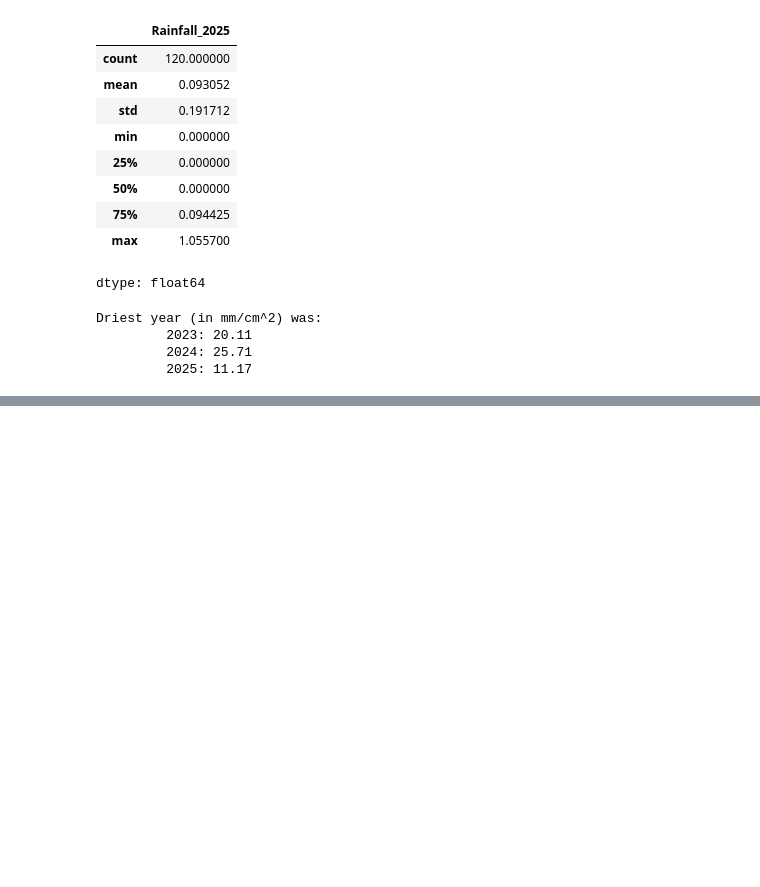
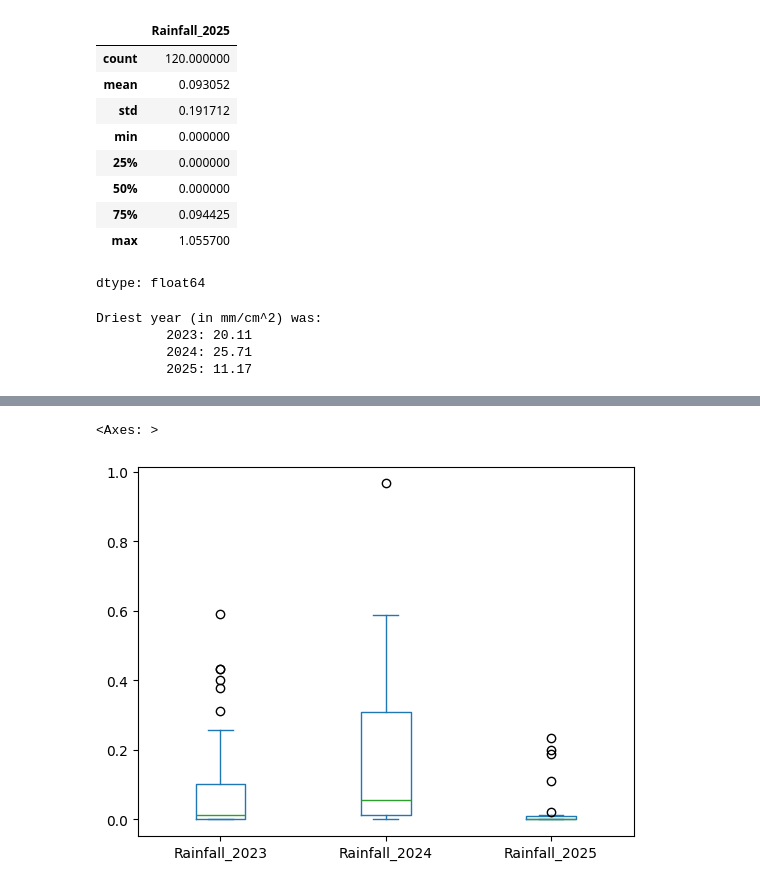
Before and after one commit to ambraithwaite/jupyter-SCC111-lecture-, a Jupyter notebook: Untitled0.ipynb, the cells around one changed output, grey strips where cells are left out. Cells and saved outputs as stored; diff of their text form; code cells hidden in the pictures; blank space fills up the shorter version.

```diff
--- a/Untitled0.ipynb
+++ b/Untitled0.ipynb
@@ -119,0 +135,3 @@ Driest year (in mm/cm^2) was:
+# %%
+april_rainfall = df.loc[(df.index >= '04-01') & (df.index <= '04-30')]
+april_rainfall.head(5)
@@ -119,0 +186,5 @@ Driest year (in mm/cm^2) was:
+# %%
+april_rainfall.plot.box()
+# %% [output]
+<Axes: >
+[figure, added]
```
Also changed, not shown: parts of 10 cells of this notebook.
